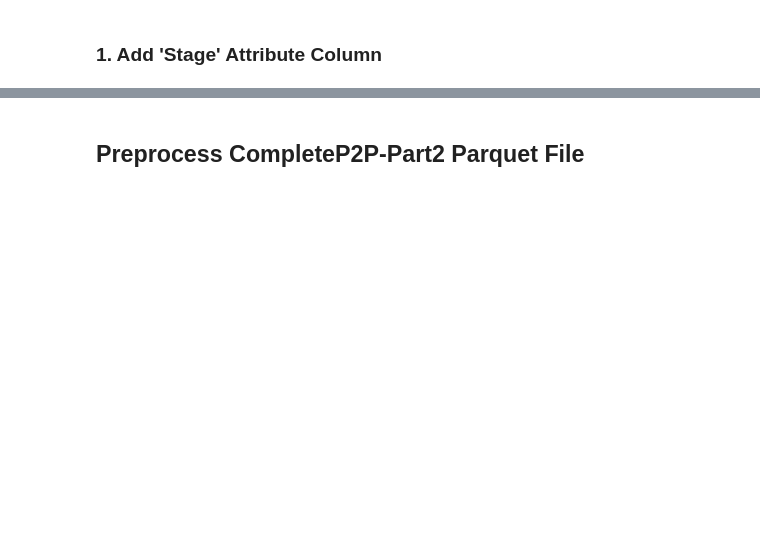
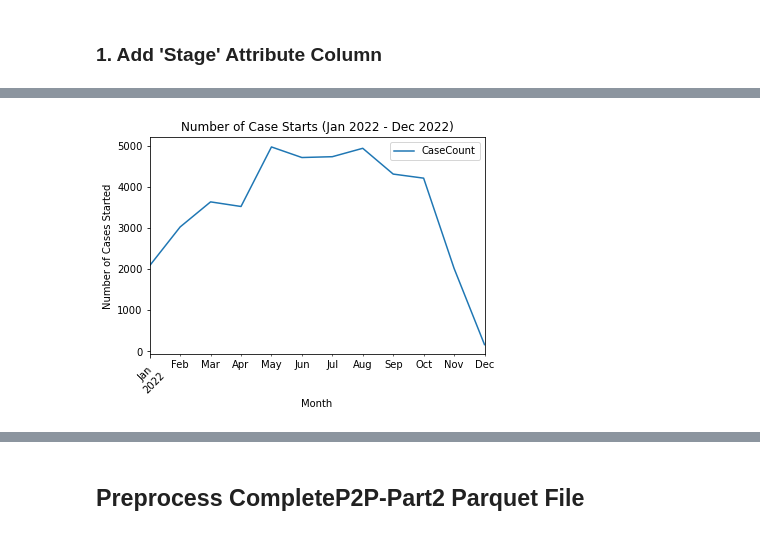
Before and after one commit to nadyaureliah/BPA-Preprocessing, a Jupyter notebook: Query.ipynb, the cells around one changed output, grey strips where cells are left out. Cells and saved outputs as stored; diff of their text form; code cells hidden in the pictures; blank space fills up the shorter version.

Commit message:
Add Site_Count attribute and Part 1 EDA

```diff
--- a/Query.ipynb
+++ b/Query.ipynb
@@ -52,0 +49,4 @@ df.head(20)
+# %%
+site_counts = df.groupby('Case_ID')['Site'].nunique().reset_index(name='Site_Count')
+df = pd.merge(df, site_counts, on='Case_ID', how='left')
+df.head(10)
@@ -52,0 +201,23 @@ df.head(20)
+# %%
+import matplotlib.pyplot as plt
+
+df['Timestamp'] = pd.to_datetime(df['Start_Time'])
+case_start = df.groupby('Case_ID')['Timestamp'].min().reset_index()
+case_start['StartMonth'] = case_start['Timestamp'].dt.to_period('M')
+case_start_count = case_start.groupby('StartMonth').size().reset_index(name='CaseCount')
+
+start_period = pd.Period('2022-01', freq='M')
+end_period = pd.Period('2022-12', freq='M')
+case_start_count_filtered = case_start_count[
+    (case_start_count['StartMonth'] >= start_period) & (case_start_count['StartMonth'] <= end_period)
+]
+
+case_start_count_filtered.plot(x='StartMonth', y='CaseCount', kind='line', title='Number of Case Starts (Jan 2022 - Dec 2022)')
+
+# Display the plot
+plt.ylabel('Number of Cases Started')
+plt.xlabel('Month')
+plt.xticks(rotation=45)  # Rotate x-axis labels for better visibility
+plt.show()
+# %% [output]
+[figure, added]
```
Also changed, not shown: parts of 28 cells of this notebook, 4 other files.
